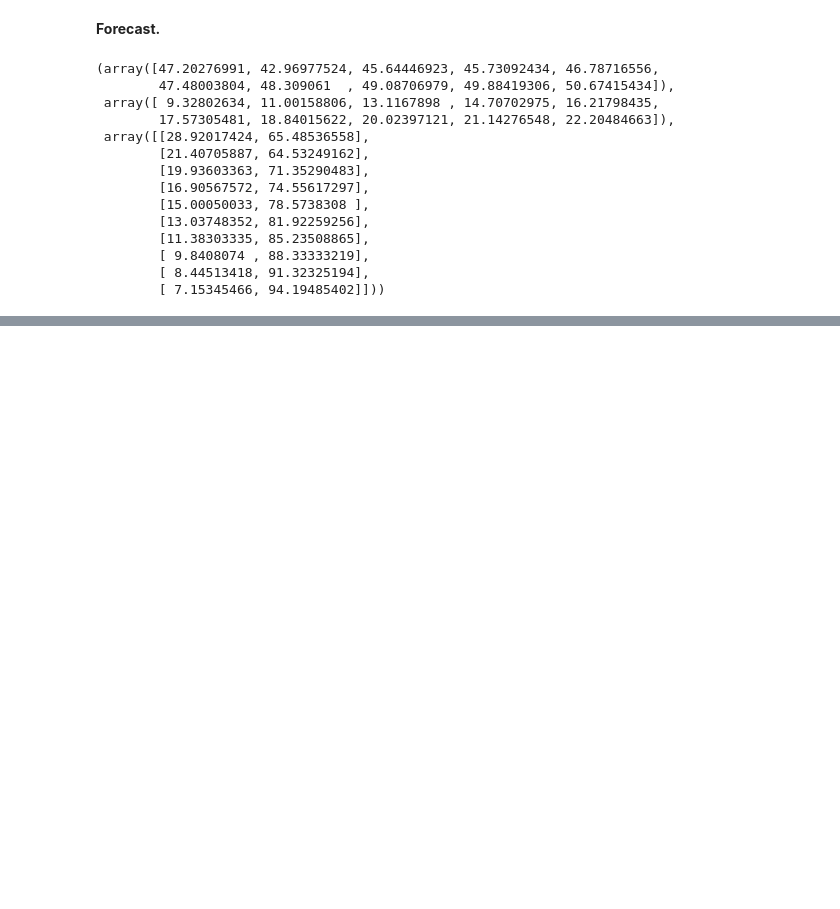
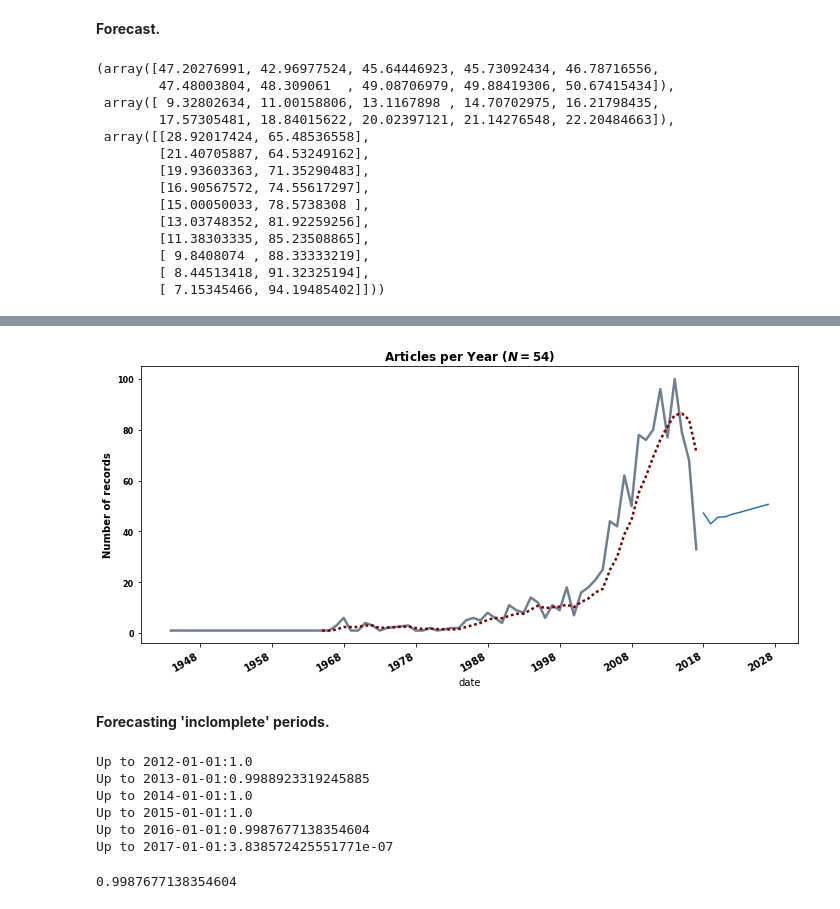
Before and after one commit to Nikoleta-v3/bibliometric-study-of-the-prisoners-dilemma, a Jupyter notebook: src/nbs/8. Time series analysis.ipynb, the cells around one changed output, grey strips where cells are left out. Drawn from its saved outputs; the diff is of its cells as text; code cells hidden in the pictures; blank space fills up the shorter version.

```diff
--- a/src/nbs/8. Time series analysis.ipynb
+++ b/src/nbs/8. Time series analysis.ipynb
@@ -177,5 +182,7 @@ forecast
         [ 7.15345466, 94.19485402]]))
 # %%
 forecast = pd.DataFrame(forecast[0], columns=['Forecast'])
+# %%
+forecast.index = ['20{}-01-01'.format(i) for i in range(18, 28)]
 # %%
-forecast.index += 1
+forecast
@@ -182 +201,15 @@ forecast.index += 1
+# %%
+fig, ax = plt.subplots(figsize=(10, 5))
+
+plt.title('Articles per Year ($N={}$)'.format(total_articles), fontweight='bold')
+plt.ylabel('Number of records', fontweight='bold')
+ax.plot(yrl, color='slategray', zorder=1, linewidth=2.5)
+ax.plot(forecast)
+plt.xticks(fontsize=10); plt.yticks(fontsize=8)
+
+ax = yrl.rolling(5).mean().plot(linewidth=2.5, color='maroon', linestyle=':');
+
+plt.tight_layout()
+# %% [output]
+[figure, added]
 # %%
@@ -185,0 +219,2 @@ forecast.index += 1
+# %% [markdown]
+**Forecasting 'inclomplete' periods.**
@@ -185,0 +223,19 @@ forecast.index += 1
+# %%
+for i in range(2, 8):
+    upper_year = '201{}-01-01'.format(i)
+    without_df = yrl.ix[:upper_year]
+
+    p_value = Dickey_Fuller_p_value(without_df)
+
+    print('Up to {}:{}'.format(upper_year, p_value))
+# %% [output]
+Up to 2012-01-01:1.0
+Up to 2013-01-01:0.9988923319245885
+Up to 2014-01-01:1.0
+Up to 2015-01-01:1.0
+Up to 2016-01-01:0.9987677138354604
+Up to 2017-01-01:3.838572425551771e-07
+# %%
+k['p-value']
+# %% [output]
+0.9987677138354604
```
Also changed, not shown: parts of 11 cells of this notebook, 4 other files.
